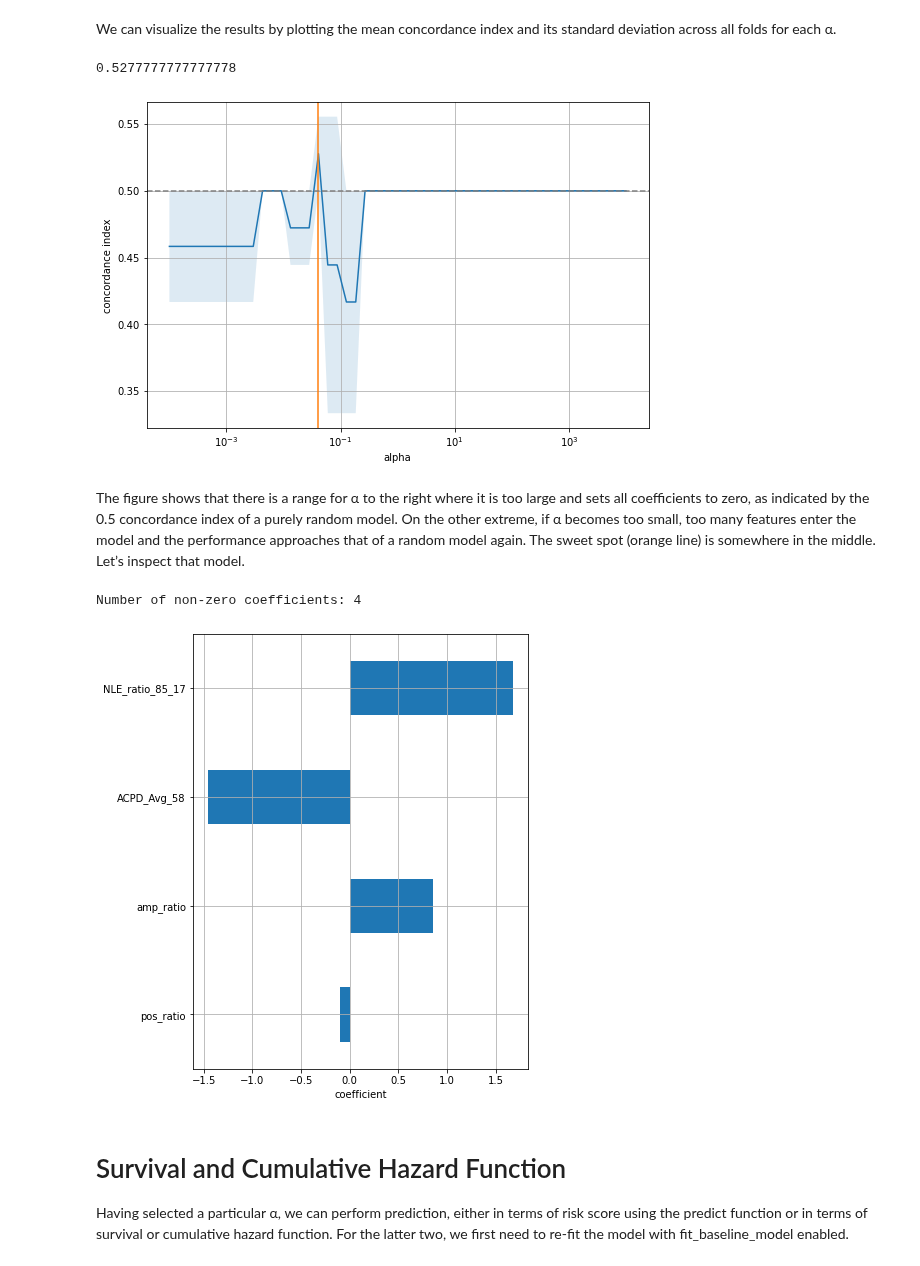
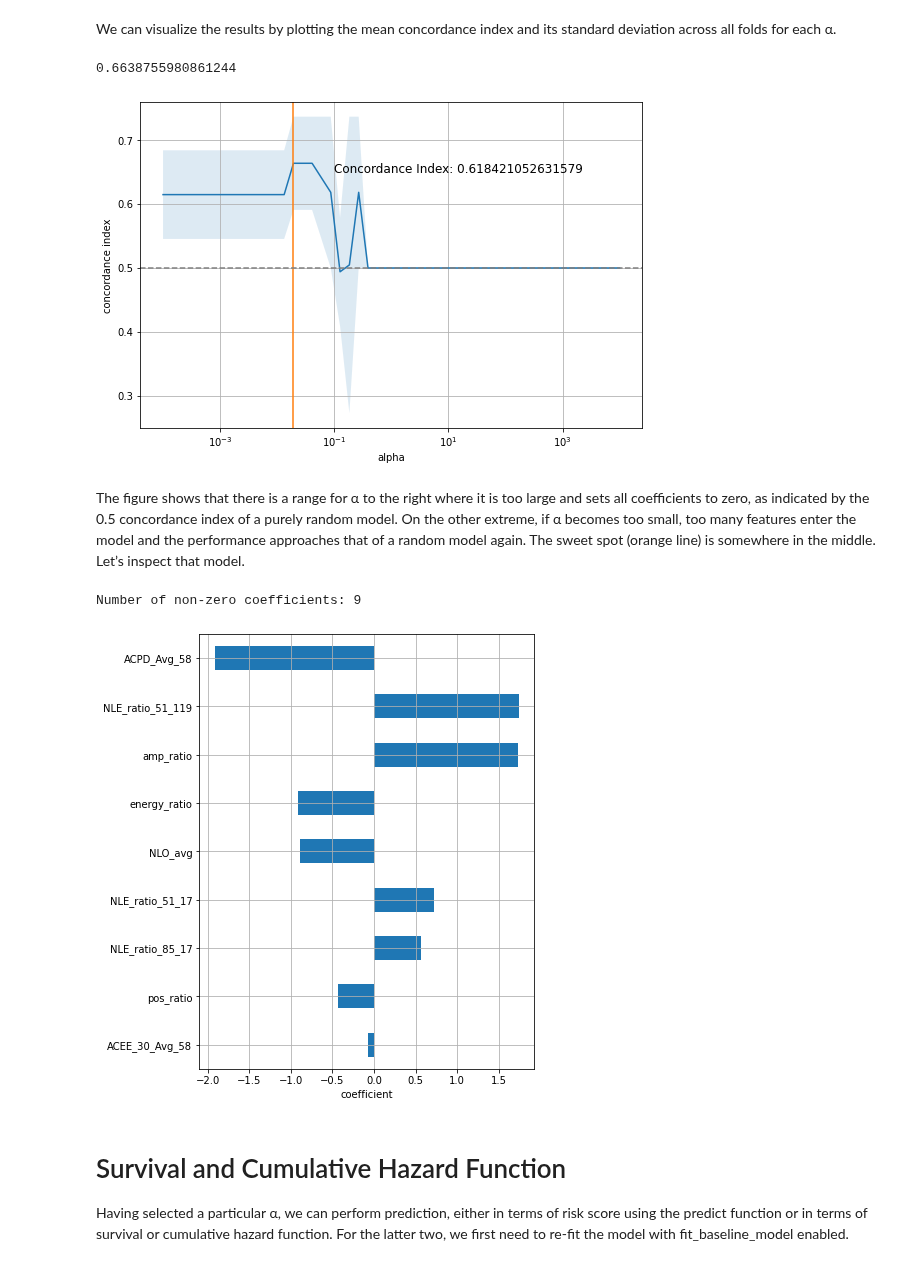
Before and after one commit to Marie-anneMawhin/Oct20_EPRI, a Jupyter notebook: Task3/NB/NB_data_modelling/Penalized Cox Model.ipynb, the cells around one changed output. Cells and saved outputs as stored; diff of their text form; code cells hidden in the pictures.

```diff
--- a/Task3/NB/NB_data_modelling/Penalized Cox Model.ipynb
+++ b/Task3/NB/NB_data_modelling/Penalized Cox Model.ipynb
@@ -82,7 +82,7 @@ df
 df_y=df.iloc[:, :2]
 df_x=df.iloc[:, 2:]
 # %%
-X_train, X_test, y_train, y_test = train_test_split(df_x, df_y, test_size=0.3)
+X_train, X_test, y_train, y_test = train_test_split(df_x, df_y, test_size=0.2)
 X_train
 # %% [output]
 |  | NDE_cycle | diff_two_peaks_ratio | amp_ratio | pos_ratio | energy_ratio | NLE_ratio_51_17 | NLE_ratio_85_17 | ... |
@@ -198,6 +200,6 @@ While the ℓ2 (ridge) penalty does solve the mathematical problem of fitting a
 
 The main challenge is that we cannot directly control the number of features that get selected, but the value of α implicitly determines the number of features. Thus, we need a data-driven way to select a suitable α and obtain a parsimonious model. We can do this by first computing the α that would ignore all features (coefficients are all zero) and then incrementally decrease its value, let’s say until we reach 1% of the original value. This has been implemented in sksurv.linear_model.CoxnetSurvivalAnalysis by specifying l1_ratio=1.0 to use the LASSO penalty and alpha_min_ratio=0.01 to search for 100 α values up to 1% of the estimated maximum
 # %%
-cox_lasso = CoxnetSurvivalAnalysis(l1_ratio=0.9, alpha_min_ratio=0.01) # decrease alpha since all coeff are zerp expect NDE_cyle
+cox_lasso = CoxnetSurvivalAnalysis(l1_ratio=1.0, alpha_min_ratio=0.01)
 cox_lasso.fit(X_train_scale, y_train_num)
 # %% [output]
@@ -244,7 +246,7 @@ Before we can use GridSearchCV, we need to determine the set of α which we want
 # %%
 coxnet_pipe = make_pipeline(
     MinMaxScaler(),
-    CoxnetSurvivalAnalysis(l1_ratio=0.9, alpha_min_ratio=0.01, max_iter=100)
+    CoxnetSurvivalAnalysis(l1_ratio=0.6, alpha_min_ratio=0.01, max_iter=100)
 )
 
 warnings.simplefilter("ignore", ConvergenceWarning)
@@ -263,7 +263,7 @@ Using the estimated set of alphas, we perform 4 fold cross-validation to estimat
 
 cv = KFold(n_splits=2, shuffle=True, random_state=0)
 gcv = GridSearchCV(
-    make_pipeline(MinMaxScaler(), CoxnetSurvivalAnalysis(l1_ratio=0.9)),
+    make_pipeline(MinMaxScaler(), CoxnetSurvivalAnalysis(l1_ratio=0.6)),
     param_grid={"coxnetsurvivalanalysis__alphas": [[v] for v in alphas]},
     cv=cv,
     error_score=0.5,
@@ -295,22 +295,25 @@ We can visualize the results by plotting the mean concordance index and its stan
 # %%
 alphas = cv_results.param_coxnetsurvivalanalysis__alphas.map(lambda x: x[0])
 mean = cv_results.mean_test_score
 std = cv_results.std_test_score
 
 fig, ax = plt.subplots(figsize=(9, 6))
 ax.plot(alphas, mean)
 ax.fill_between(alphas, mean - std, mean + std, alpha=.15)
 ax.set_xscale("log")
 ax.set_ylabel("concordance index")
 ax.set_xlabel("alpha")
+
+
+ax.annotate('Concordance Index: 0.618421052631579 ', xy=(0.05,0.6), xytext=(0.1, 0.65), fontsize=12)
 ax.axvline(gcv.best_params_["coxnetsurvivalanalysis__alphas"][0], c="C1")
 ax.axhline(0.5, color="grey", linestyle="--")
 ax.grid(True)
 
 print(cv_results.mean_test_score.max())
 # %% [output]
-0.5277777777777778
+0.6638755980861244
-[figure, old version]
+[figure, new version]
 # %% [markdown]
 The figure shows that there is a range for α to the right where it is too large and sets all coefficients to zero, as indicated by the 0.5 concordance index of a purely random model. On the other extreme, if α becomes too small, too many features enter the model and the performance approaches that of a random model again. The sweet spot (orange line) is somewhere in the middle. Let’s inspect that model.
 # %%
@@ -332,8 +335,8 @@ non_zero_coefs.loc[coef_order].plot.barh(ax=ax, legend=False)
 ax.set_xlabel("coefficient")
 ax.grid(True)
 # %% [output]
-Number of non-zero coefficients: 4
+Number of non-zero coefficients: 9
-[figure, old version]
+[figure, new version]
 # %% [markdown]
 # Survival and Cumulative Hazard Function
 Having selected a particular α, we can perform prediction, either in terms of risk score using the predict function or in terms of survival or cumulative hazard function. For the latter two, we first need to re-fit the model with fit_baseline_model enabled.
```
Also changed, not shown: parts of 33 cells of this notebook.
